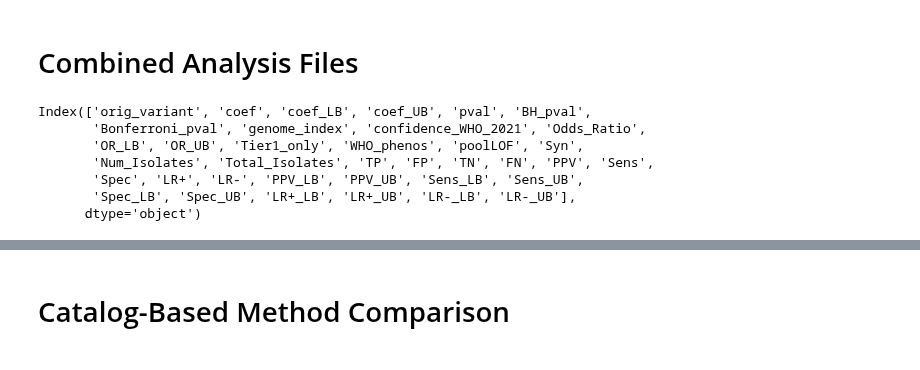
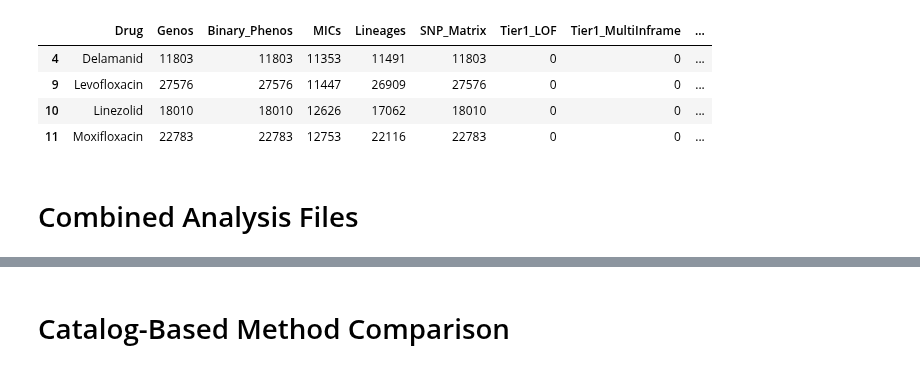
Before and after one commit to farhat-lab/who-analysis, a Jupyter notebook: analysis/analysis.ipynb, the cells around one changed output, grey strips where cells are left out. Drawn from its saved outputs; the diff is of its cells as text; code cells hidden in the pictures.

```diff
--- a/analysis/analysis.ipynb
+++ b/analysis/analysis.ipynb
@@ -13,5 +13,14 @@ import glob, os, yaml, subprocess, itertools, sparse, pickle
 
 who_variants = pd.read_csv("/n/data1/hms/dbmi/farhat/Sanjana/MIC_data/WHO_resistance_variants_all.csv")
 pd.set_option('display.float_format', lambda x: '%.4f' % x)
+samples_summary = pd.read_csv("../data/samples_summary.csv")
+# %%
+samples_summary.query("Tier1_LOF==0")
+# %% [output]
+|  | Drug | Genos | Binary_Phenos | MICs | Lineages | SNP_Matrix | Tier1_LOF | Tier1_MultiInframe | ... |
+| 4 | Delamanid | 11803 | 11803 | 11353 | 11491 | 11803 | 0 | 0 | ... |
+| 9 | Levofloxacin | 27576 | 27576 | 11447 | 26909 | 27576 | 0 | 0 | ... |
+| 10 | Linezolid | 18010 | 18010 | 12626 | 17062 | 18010 | 0 | 0 | ... |
+| 11 | Moxifloxacin | 22783 | 22783 | 12753 | 22116 | 22783 | 0 | 0 | ... |
 # %% [markdown]
 # Combined Analysis Files
@@ -27,10 +26,0 @@ analysis = pd.read_csv(f"/n/data1/hms/dbmi/farhat/ye12/who/analysis/{drug}/final
-# %%
-analysis.columns
-# %% [output]
-Index(['orig_variant', 'coef', 'coef_LB', 'coef_UB', 'pval', 'BH_pval',
-       'Bonferroni_pval', 'genome_index', 'confidence_WHO_2021', 'Odds_Ratio',
-       'OR_LB', 'OR_UB', 'Tier1_only', 'WHO_phenos', 'poolLOF', 'Syn',
-       'Num_Isolates', 'Total_Isolates', 'TP', 'FP', 'TN', 'FN', 'PPV', 'Sens',
-       'Spec', 'LR+', 'LR-', 'PPV_LB', 'PPV_UB', 'Sens_LB', 'Sens_UB',
-       'Spec_LB', 'Spec_UB', 'LR+_LB', 'LR+_UB', 'LR-_LB', 'LR-_UB'],
-      dtype='object')
```
Also changed, not shown: parts of 19 cells of this notebook, 6 other files.
